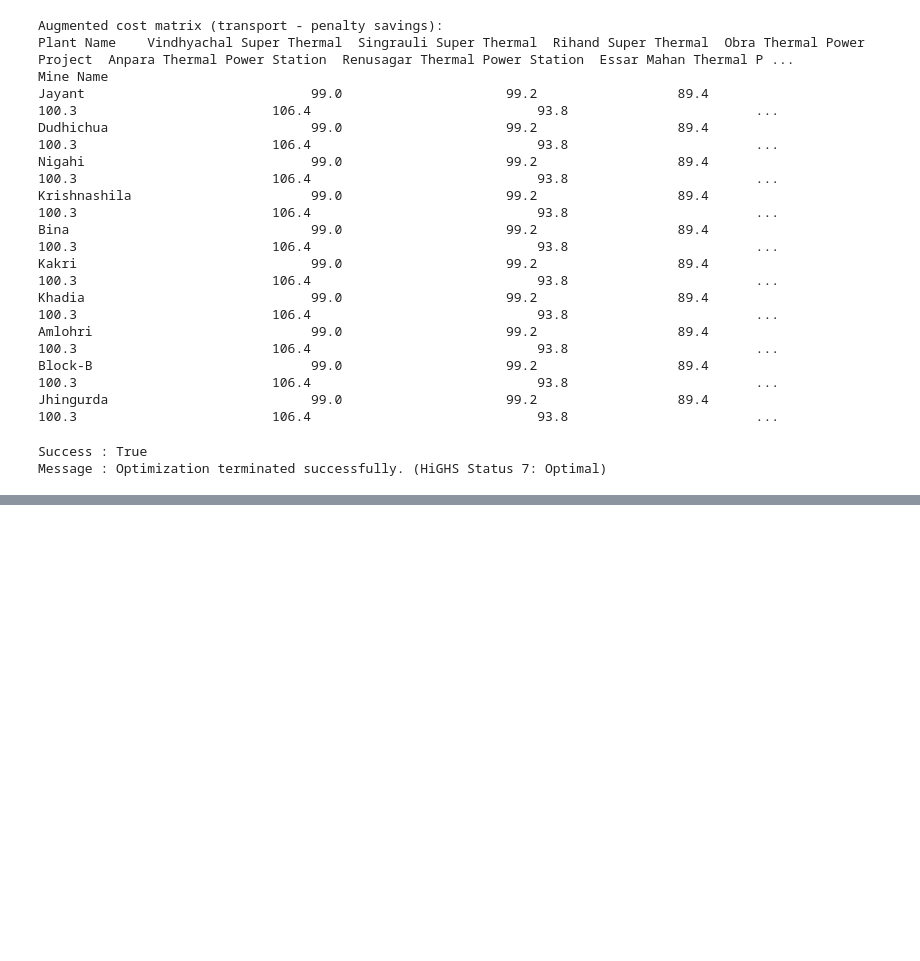
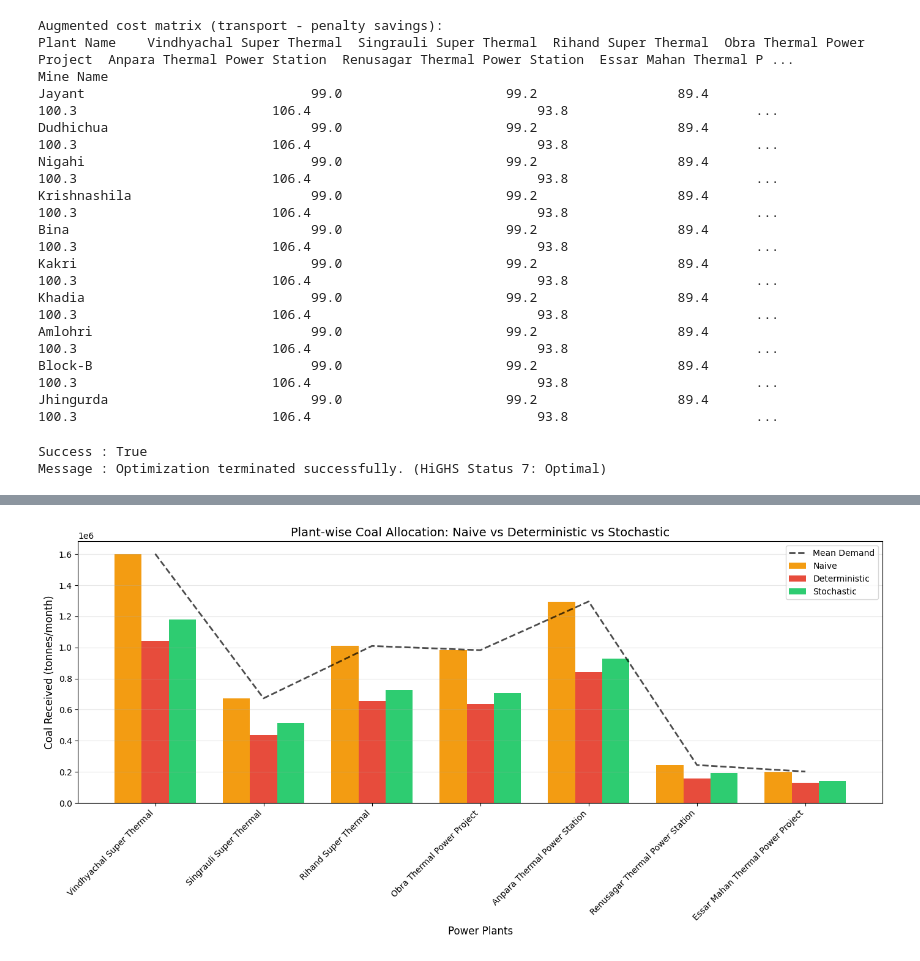
Before and after one commit to anmolsriwastava/Coal-Supply-Network-Optimization, a Jupyter notebook: Code Files/optimization_main.ipynb, the cells around one changed output, grey strips where cells are left out. Saved outputs shown, nothing was run; the diff lists cells and outputs as text; code cells hidden in the pictures; blank space fills up the shorter version.

```diff
--- a/Code Files/optimization_main.ipynb
+++ b/Code Files/optimization_main.ipynb
@@ -1073,0 +1206,32 @@ Total            : ₹  1,246,913,658
+# %%
+plant_names = plants['Plant Name'].tolist()
+naive_received = x_naive.sum(axis=0)
+det_received = x_det.sum(axis=0)
+stoch_received = x_stoch_v2.sum(axis=0)
+
+x = np.arange(len(plant_names))
+width = 0.25
+
+fig, ax = plt.subplots(figsize=(14, 7))
+bars1 = ax.bar(x - width, naive_received, width, label='Naive', color='#f39c12')
+bars2 = ax.bar(x, det_received, width, label='Deterministic', color='#e74c3c')
+bars3 = ax.bar(x + width, stoch_received, width, label='Stochastic', color='#2ecc71')
+
+ax.set_xlabel('Power Plants', fontsize=12)
+ax.set_ylabel('Coal Received (tonnes/month)', fontsize=12)
+ax.set_title('Plant-wise Coal Allocation: Naive vs Deterministic vs Stochastic', fontsize=14)
+ax.set_xticks(x)
+ax.set_xticklabels(plant_names, rotation=45, ha='right', fontsize=10)
+ax.legend(loc='upper right')
+ax.grid(axis='y', alpha=0.3)
+
+# Add mean demand line for reference
+mean_demand_line = [demand[j] for j in range(len(plant_names))]
+ax.plot(x, mean_demand_line, 'k--', linewidth=2, label='Mean Demand', alpha=0.7)
+ax.legend(loc='upper right')
+
+plt.tight_layout()
+plt.savefig('../Reports/Figures and Plots/allocation_comparison.png', dpi=150)
+plt.show()
+# %% [output]
+[figure, added]
```
Also changed, not shown: parts of 8 cells of this notebook, 9 other files.
